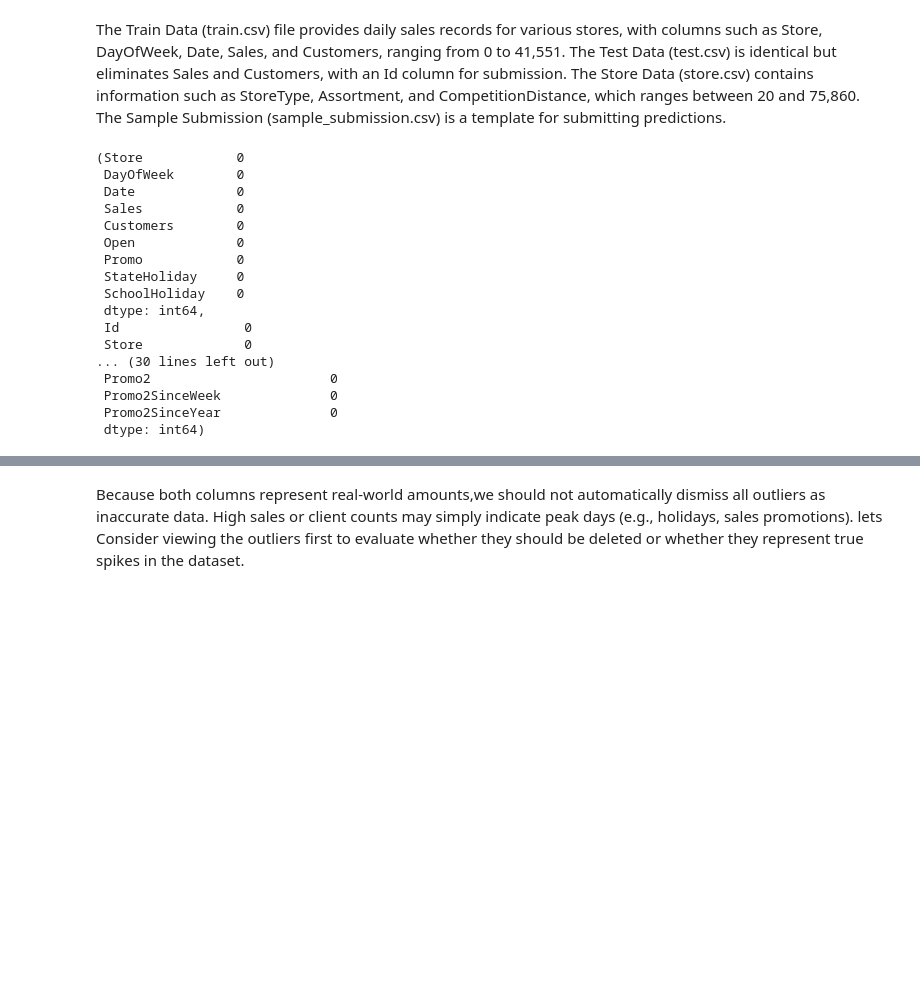
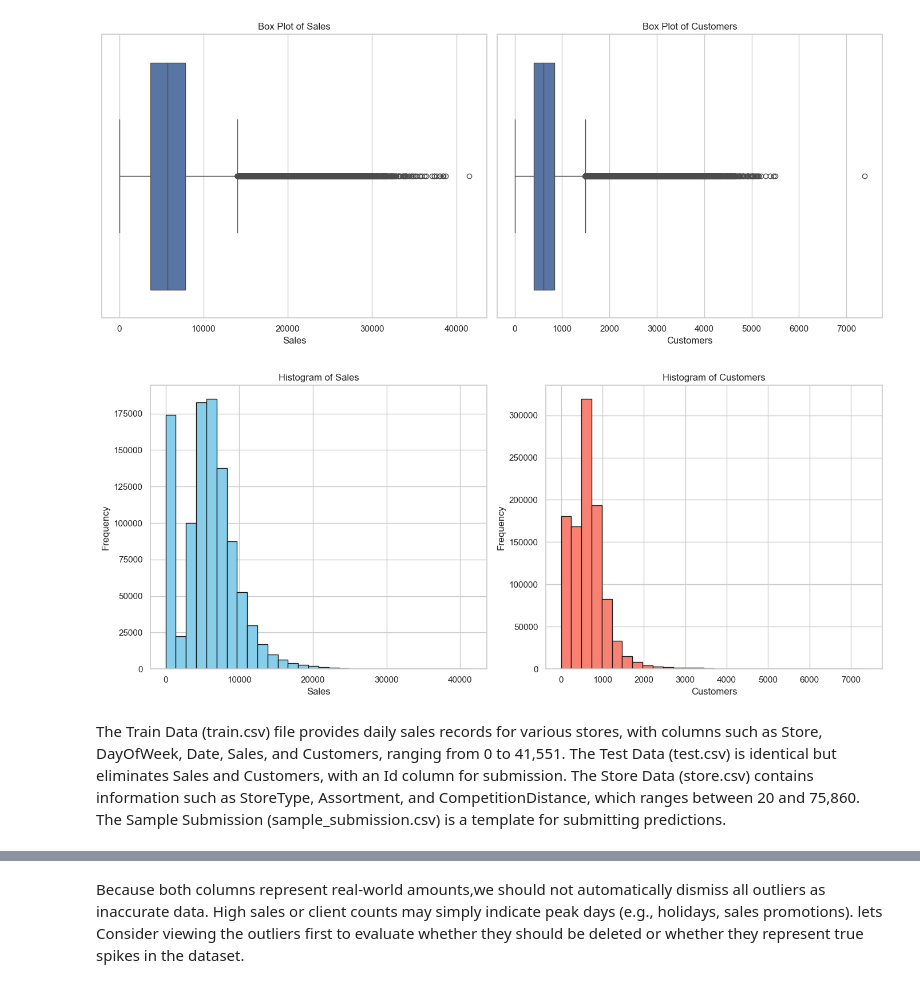
Before and after one commit to Ethel-Star/W4.Rossmann_Pharmaceuticals, a Jupyter notebook: notebooks/Customer_Purchasing_Behavior_Analysis.ipynb, the cells around one changed output, grey strips where cells are left out. Saved outputs shown, nothing was run; the diff lists cells and outputs as text; code cells hidden in the pictures; blank space fills up the shorter version.

```diff
--- a/notebooks/Customer_Purchasing_Behavior_Analysis.ipynb
+++ b/notebooks/Customer_Purchasing_Behavior_Analysis.ipynb
@@ -104,0 +16,7 @@ Store Dataset Summary:
+# %%
+data_dir = r'E:\2017.Study\Tenx\Week-4\Data\data'
+
+    # Initialize DataProcessor and load data
+processor = DataProcessor(data_dir)
+processor.load_data()
+processor.display_data_summary()
@@ -105,40 +127,8 @@ Store Dataset Summary:
+# %%
+analyzer = CustomerBehaviorAnalyzer(processor.train_df)
+analyzer.visualize_data()
+# %% [output]
+[figure, added]
+[figure, added]
 # %% [markdown]
 The Train Data (train.csv) file provides daily sales records for various stores, with columns such as Store, DayOfWeek, Date, Sales, and Customers, ranging from 0 to 41,551. The Test Data (test.csv) is identical but eliminates Sales and Customers, with an Id column for submission. The Store Data (store.csv) contains information such as StoreType, Assortment, and CompetitionDistance, which ranges between 20 and 75,860. The Sample Submission (sample_submission.csv) is a template for submitting predictions.
-# %%
-import numpy as np
-
-# Checking for missing values in each dataset
-missing_train = train_df.isnull().sum()
-missing_test = test_df.isnull().sum()
-missing_store = store_df.isnull().sum()
-
-# Detecting outliers in numerical columns of the train and store datasets using Z-score
-from scipy.stats import zscore
-
-# Calculate Z-scores for numerical columns in train and store datasets
-train_numeric_cols = train_df.select_dtypes(include=[np.number])
-store_numeric_cols = store_df.select_dtypes(include=[np.number])
-
-# Compute Z-scores and identify potential outliers (e.g., |Z| > 3)
-train_outliers = (np.abs(zscore(train_numeric_cols)) > 3).sum()
-store_outliers = (np.abs(zscore(store_numeric_cols)) > 3).sum()
-
-(missing_train, missing_test, missing_store, train_outliers, store_outliers)
-# %% [output]
-(Store            0
- DayOfWeek        0
- Date             0
- Sales            0
- Customers        0
- Open             0
- Promo            0
- StateHoliday     0
- SchoolHoliday    0
- dtype: int64,
- Id                0
- Store             0
-... (30 lines left out)
- Promo2                       0
- Promo2SinceWeek              0
- Promo2SinceYear              0
- dtype: int64)
```
Also changed, not shown: parts of 32 cells of this notebook.
